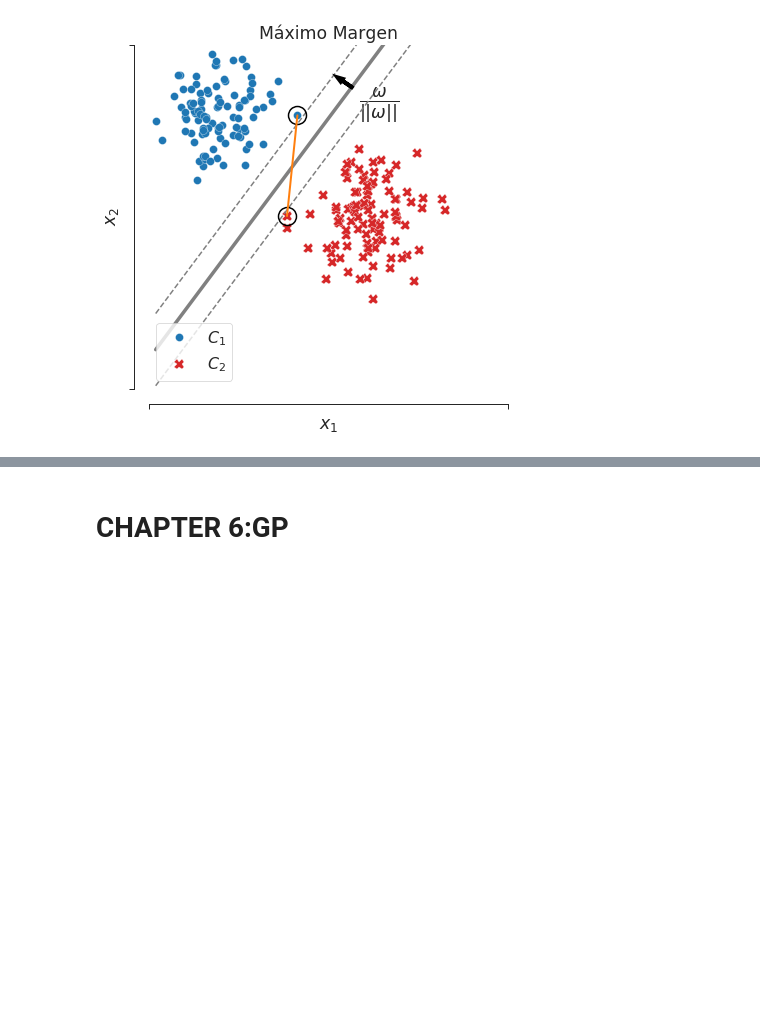
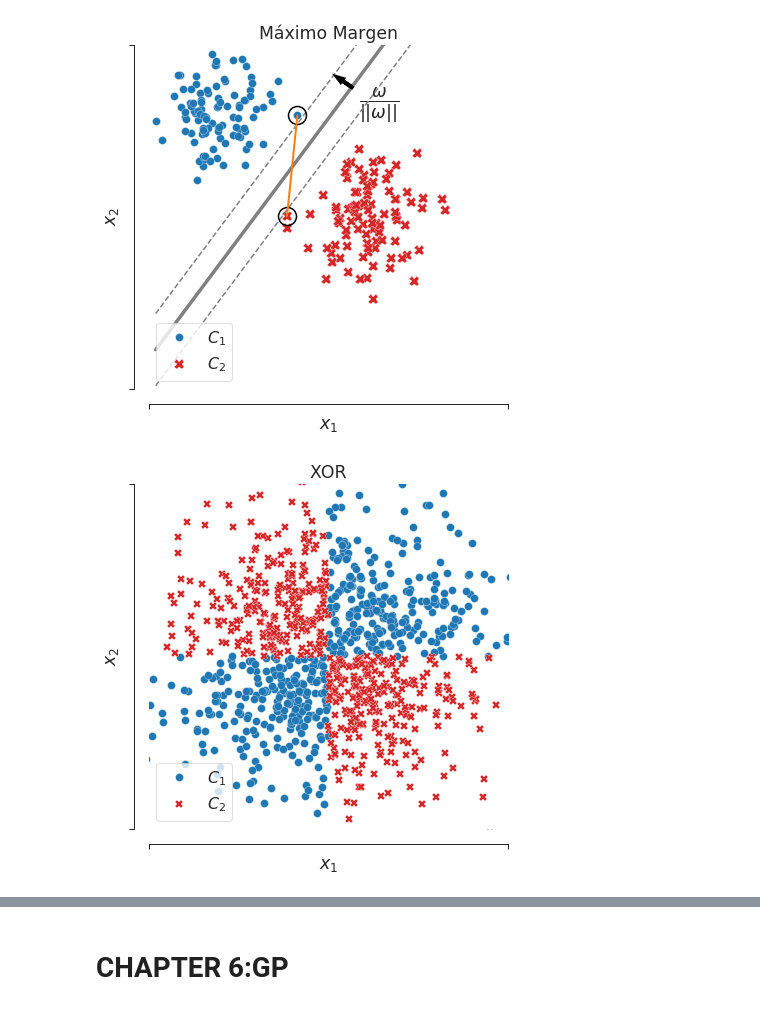
Before and after one commit to GAMES-UChile/Curso-Aprendizaje-de-Maquinas, a Jupyter notebook: Figuras.ipynb, the cells around one changed output, grey strips where cells are left out. Drawn from its saved outputs; the diff is of its cells as text; code cells hidden in the pictures; blank space fills up the shorter version.

```diff
--- a/Figuras.ipynb
+++ b/Figuras.ipynb
@@ -499,3 +499,35 @@ sns.despine(offset=15, trim=True)
 if savefigs: plt.savefig(out_path + prefix + 'max_margen2.pdf', bbox_inches='tight')
 # %% [output]
 [figure]
+# %%
+x, y = make_blobs(n_samples=1000, centers=[[0, 0]], cluster_std=.4)
+
+
+plt.figure(figsize=(6, 6))
+
+# Classes
+cls1 = (x[:, 0] * x[:, 1]) > 0
+cls2 = (x[:, 0] * x[:, 1]) < 0
+
+plt.plot(x[:, 0][cls1], x[:, 1][cls1], 'o', markeredgecolor='w', markeredgewidth=0.3, ms=8, label=r'$C_1$')
+plt.plot(x[:, 0][cls2], x[:, 1][cls2], 'X', markeredgecolor='w', markeredgewidth=0.3, ms=8, label=r'$C_2$',
+        c=sns.color_palette()[3])
+
+plt.xlim(-1, 1)
+plt.ylim(-1, 1)
+
+plt.xticks([-1, 1], labels=[])
+plt.yticks([-1, 1], labels=[])
+
+plt.xlabel(r'$x_1$')
+plt.ylabel(r'$x_2$')
+
+plt.legend(loc='lower left')
+
+plt.title('XOR')
+
+plt.tight_layout()
+sns.despine(offset=15, trim=True)
+if savefigs: plt.savefig(out_path + prefix + 'xor.pdf', bbox_inches='tight')
+# %% [output]
+[figure, added]
```
Also changed, not shown: parts of 9 cells of this notebook.
